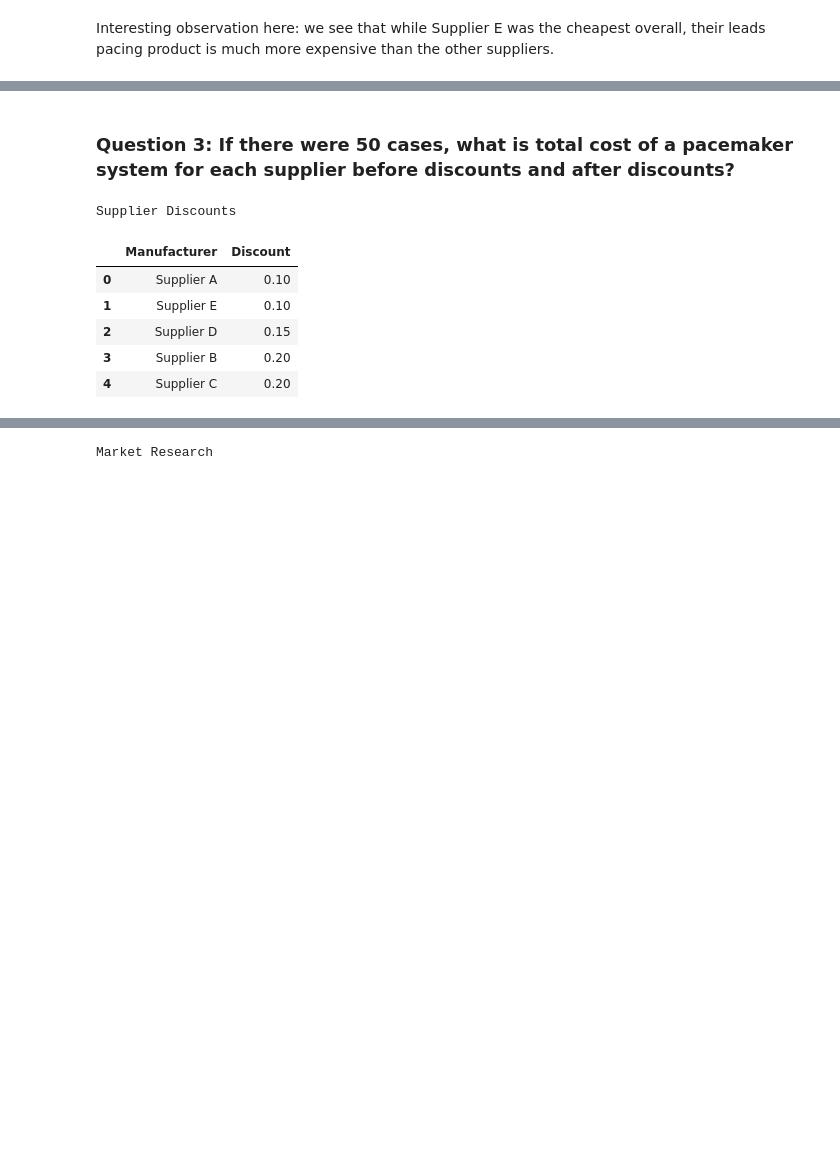
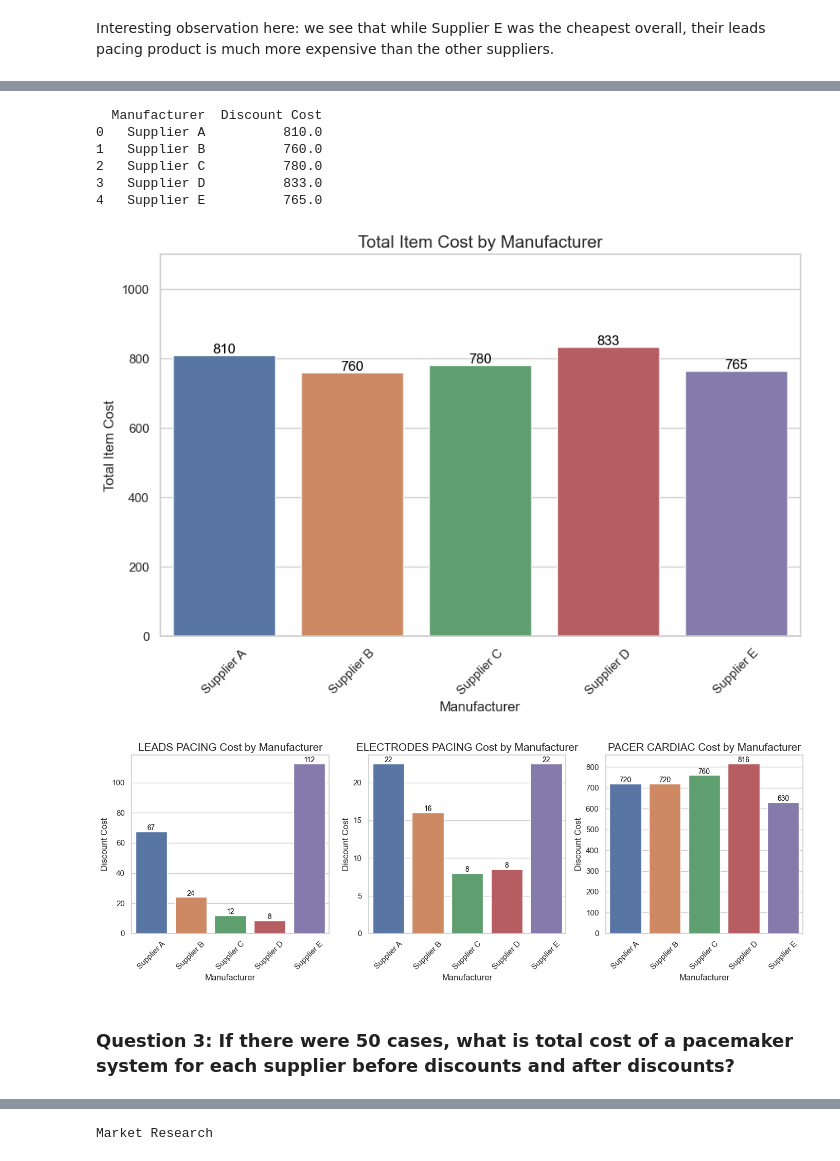
Before and after one commit to abbystokes/TRGCaseAssessment, a Jupyter notebook: case_assessment_code.ipynb, the cells around one changed output, grey strips where cells are left out. Cells and saved outputs as stored; diff of their text form; code cells hidden in the pictures; blank space fills up the shorter version.

```diff
--- a/case_assessment_code.ipynb
+++ b/case_assessment_code.ipynb
@@ -197,0 +238,10 @@ Interesting observation here: we see that while Supplier E was the cheapest over
+# %%
+# Add new column to Item table with Manufacturer Discount
+merged_df = merged_df.merge(discount, how = 'left', on = ['Manufacturer'])
+
+# Add new column for cost after discount
+merged_df['Discount Cost'] = merged_df['Item Cost']*(1-merged_df['Discount'])
+
+# Add new column for total savings from discount
+merged_df['Savings'] = merged_df['Item Cost']-merged_df['Discount Cost']
+merged_df
@@ -198,14 +265,16 @@ Interesting observation here: we see that while Supplier E was the cheapest over
+# %%
+# Now look at discounted costs by supplier overall and by part
+plot_by_manufacturer('Manufacturer','Discount Cost', merged_df)
+
+plot_by_part('Manufacturer','Discount Cost', merged_df)
+# %% [output]
+  Manufacturer  Discount Cost
+0   Supplier A          810.0
+1   Supplier B          760.0
+2   Supplier C          780.0
+3   Supplier D          833.0
+4   Supplier E          765.0
+[figure, added]
+[figure, added]
 # %% [markdown]
 ### Question 3: If there were 50 cases, what is total cost of a pacemaker system for each supplier before discounts and after discounts?
-# %%
-#Look at discounts table
-print("Supplier Discounts")
-discount
-# %% [output]
-Supplier Discounts
-|  | Manufacturer | Discount |
-| 0 | Supplier A | 0.10 |
-| 1 | Supplier E | 0.10 |
-| 2 | Supplier D | 0.15 |
-| 3 | Supplier B | 0.20 |
-| 4 | Supplier C | 0.20 |
```
Also changed, not shown: parts of 21 cells of this notebook.
